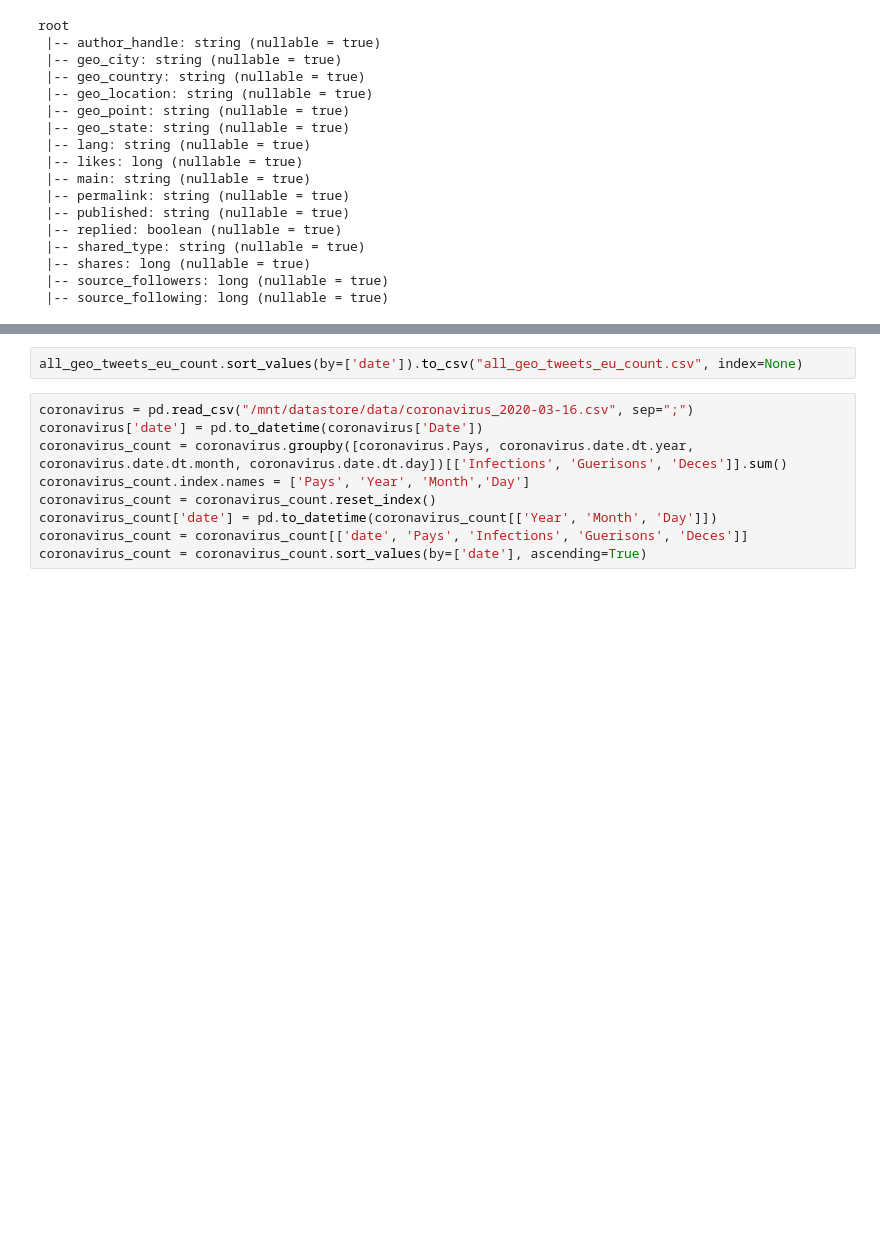
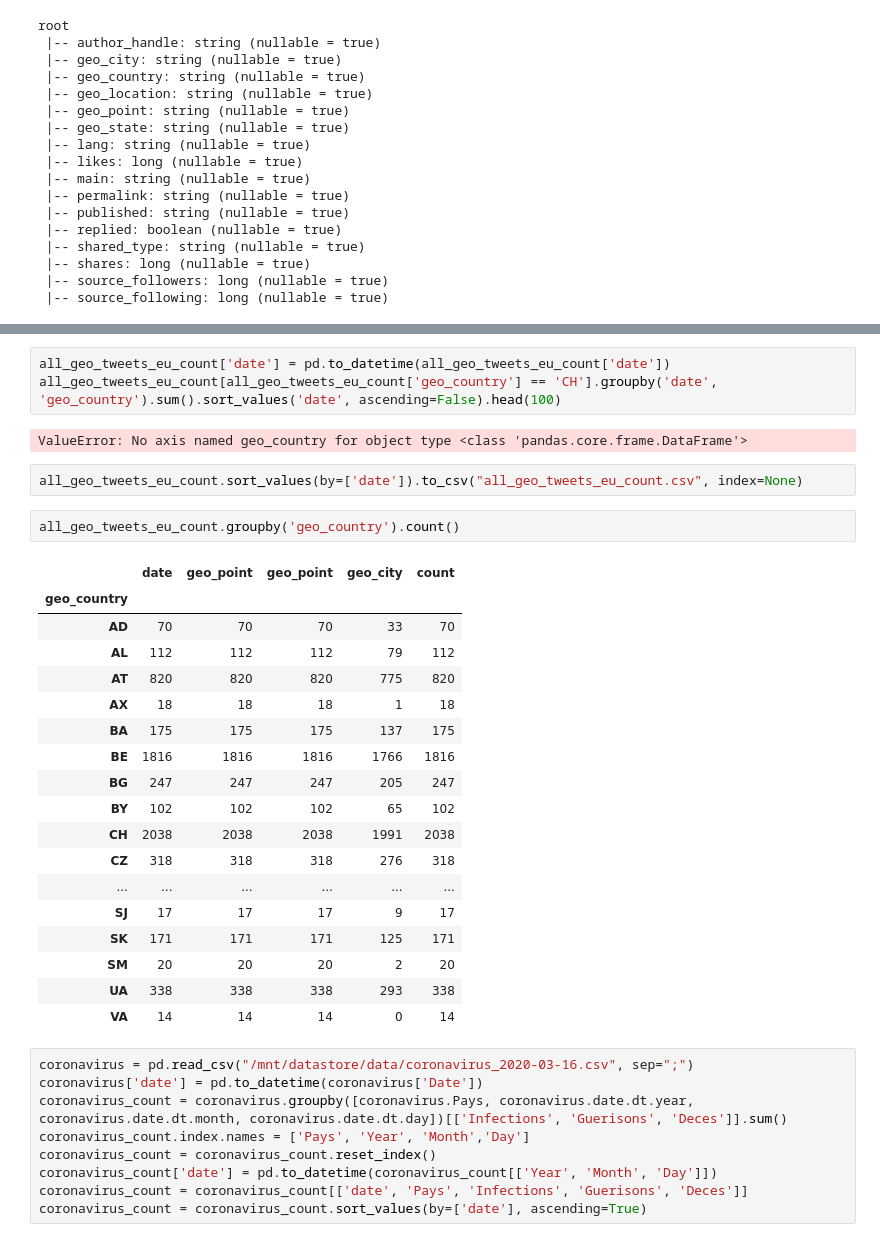
Before and after one commit to JRappaz/Panorama, a Jupyter notebook: notebooks/COVID-By-Country.ipynb, the cells around one changed output, grey strips where cells are left out. Cells and saved outputs as stored; diff of their text form; blank space fills up the shorter version.

Commit message:
fix data for publication

```diff
--- a/notebooks/COVID-By-Country.ipynb
+++ b/notebooks/COVID-By-Country.ipynb
@@ -111,5 +105,31 @@ all_geo_tweets_eu_count.head(50)
+# %%
+all_geo_tweets_eu_count['date'] = pd.to_datetime(all_geo_tweets_eu_count['date'])
+all_geo_tweets_eu_count[all_geo_tweets_eu_count['geo_country'] == 'CH'].groupby('date', 'geo_country').sum().sort_values('date', ascending=False).head(100)
+# %% [output]
+ValueError: No axis named geo_country for object type <class 'pandas.core.frame.DataFrame'>
 # %%
 all_geo_tweets_eu_count.sort_values(by=['date']).to_csv("all_geo_tweets_eu_count.csv", index=None)
+# %%
+all_geo_tweets_eu_count.groupby('geo_country').count()
+# %% [output]
+|  | date | geo_point | geo_point | geo_city | count |
+| geo_country |  |  |  |  |  |
+| AD | 70 | 70 | 70 | 33 | 70 |
+| AL | 112 | 112 | 112 | 79 | 112 |
+| AT | 820 | 820 | 820 | 775 | 820 |
+| AX | 18 | 18 | 18 | 1 | 18 |
+| BA | 175 | 175 | 175 | 137 | 175 |
+| BE | 1816 | 1816 | 1816 | 1766 | 1816 |
+| BG | 247 | 247 | 247 | 205 | 247 |
+| BY | 102 | 102 | 102 | 65 | 102 |
+| CH | 2038 | 2038 | 2038 | 1991 | 2038 |
+| CZ | 318 | 318 | 318 | 276 | 318 |
+| ... | ... | ... | ... | ... | ... |
+| SJ | 17 | 17 | 17 | 9 | 17 |
+| SK | 171 | 171 | 171 | 125 | 171 |
+| SM | 20 | 20 | 20 | 2 | 20 |
+| UA | 338 | 338 | 338 | 293 | 338 |
+| VA | 14 | 14 | 14 | 0 | 14 |
 # %%
 coronavirus = pd.read_csv("/mnt/datastore/data/coronavirus_2020-03-16.csv", sep=";")
 coronavirus['date'] = pd.to_datetime(coronavirus['Date'])
```
Also changed, not shown: parts of 5 cells of this notebook, 1 other file.
